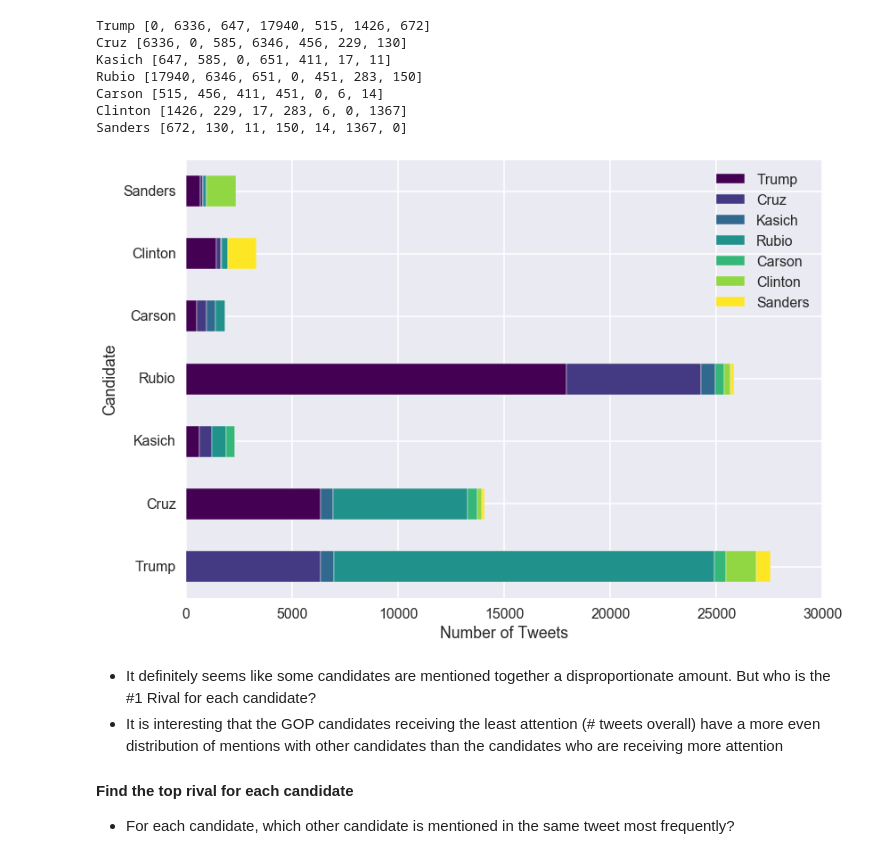
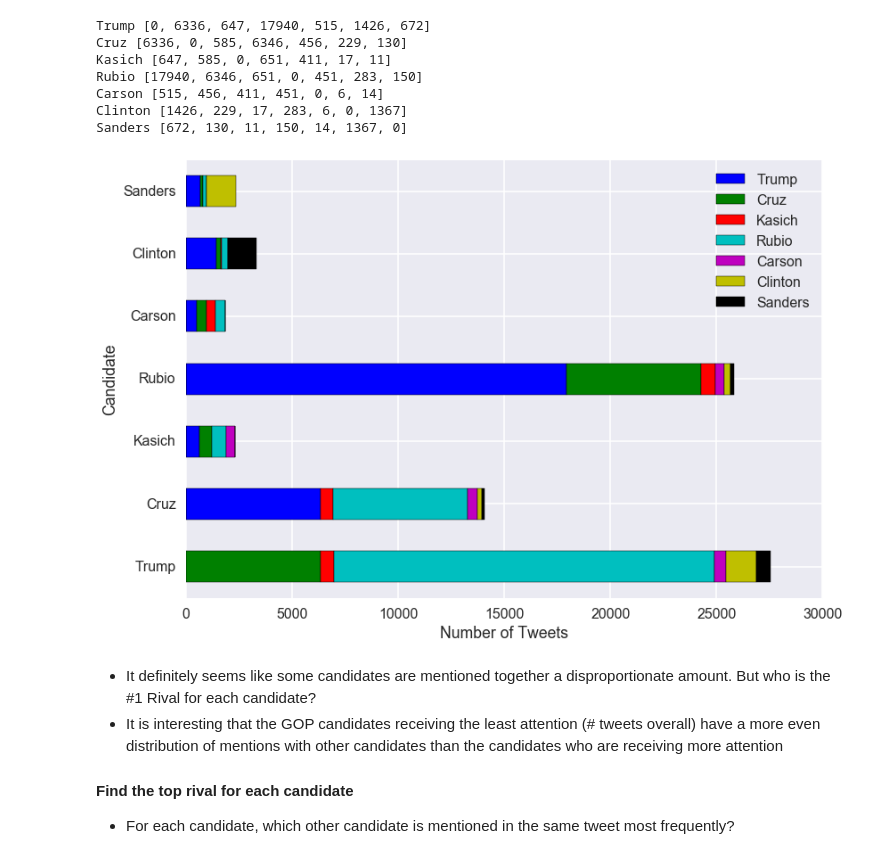
Before and after one commit to HoodPanther/pythoncode, a Jupyter notebook: tweetExplore.ipynb, the cells around one changed output. Saved outputs shown, nothing was run; the diff lists cells and outputs as text; code cells hidden in the pictures.

```diff
--- a/tweetExplore.ipynb
+++ b/tweetExplore.ipynb
@@ -132,15 +134,15 @@ avg_pos = []
 avg_neg = []
 
 # for each candidate
-for iperson,val in enumerate(candidates):
+for iperson, val in enumerate(candidates):
     # sort each sentiment score into positive or negative sentiment categories, outputs are:
     # lists of each pos. and neg. sentiment score: pos_polarity, neg_polarity
     # lists of the indices for each tweet w. a pos/neg score: ind_pos_polarity, ind_neg_polarity
     # lists of the texts for each tweet that has a pos/neg tscore:
                                         #tweet_pos_polarity, tweet_neg_polarity
     pos_polarity, neg_polarity, ind_pos_polarity, ind_neg_polarity, \
-    tweet_pos_polarity, tweet_neg_polarity = \
-    fns.sortTweetsPosNeg(iperson, polarity_store, tweet_index_store, tweet_list)
+        tweet_pos_polarity, tweet_neg_polarity = \
+        fns.sort_tweets_pos_neg(iperson, polarity_store, tweet_index_store, tweet_list)
 
     # store each candidates lists in a master list
     store_pos_polarity.append(pos_polarity)             # positive sentiment scores
@@ -161,9 +163,9 @@ for iperson,val in enumerate(candidates):
 
     # print number of positive/negative tweets per person,
     # and their average positive/negative sentiment score
-    print(candidates[iperson],'# Tweets: Positive',len(ind_pos_polarity),
-          'Negative',len(ind_neg_polarity), ' Avg. Sentiment: Positive %.2f' \
-          % np.average(pos_polarity),'Negative %.2f' % np.average(neg_polarity))
+    print(candidates[iperson], '# Tweets: Positive', len(ind_pos_polarity), \
+          'Negative', len(ind_neg_polarity), ' Avg. Sentiment: Positive %.2f' \
+          % np.average(pos_polarity), 'Negative %.2f' % np.average(neg_polarity))
 # %% [output]
 Trump # Tweets: Positive 37515 Negative 21795  Avg. Sentiment: Positive 0.35 Negative -0.30
 Cruz # Tweets: Positive 7248 Negative 3368  Avg. Sentiment: Positive 0.34 Negative -0.29
@@ -464,16 +466,15 @@ Sanders [672, 130, 11, 150, 14, 1367, 0]
 # %%
 # plot the proportion of tweets with a second candidate mentioned - for each candidate
 sns.set_context('poster')
 sns.set_style('darkgrid')
 x = np.arange(len(candidates))
-# plt.stackplot(x,np.array(rival_count_store))
 df2 = pd.DataFrame(rival_count_store, columns=candidates)
-df2.plot(kind='barh', stacked=True, colormap='viridis')
+df2.plot(kind='barh', stacked=True)
 plt.yticks(x, candidates)
 plt.xlabel('Number of Tweets')
 plt.ylabel('Candidate');
 # %% [output]
-[figure, old version]
+[figure, new version]
 # %% [markdown]
 - It definitely seems like some candidates are mentioned together a disproportionate amount. But who is the #1 Rival for each candidate?
 - It is interesting that the GOP candidates receiving the least attention (# tweets overall) have a more even distribution of mentions with other candidates than the candidates who are receiving more attention
```
Also changed, not shown: parts of 13 cells of this notebook, 1 other file.
